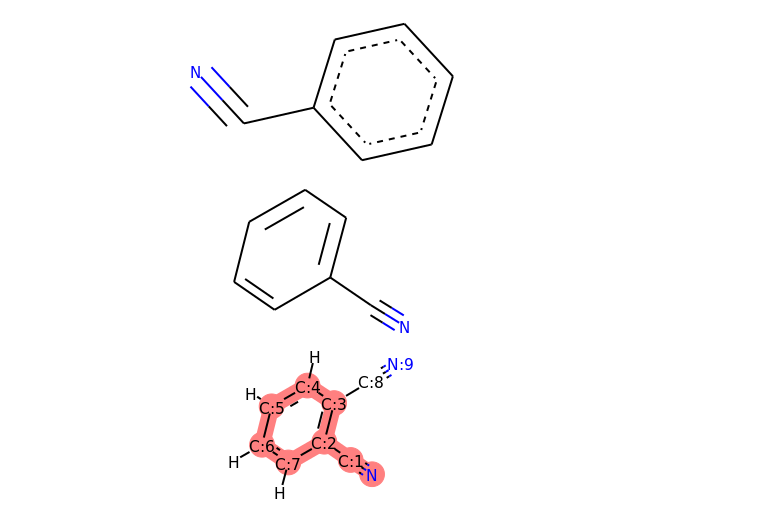
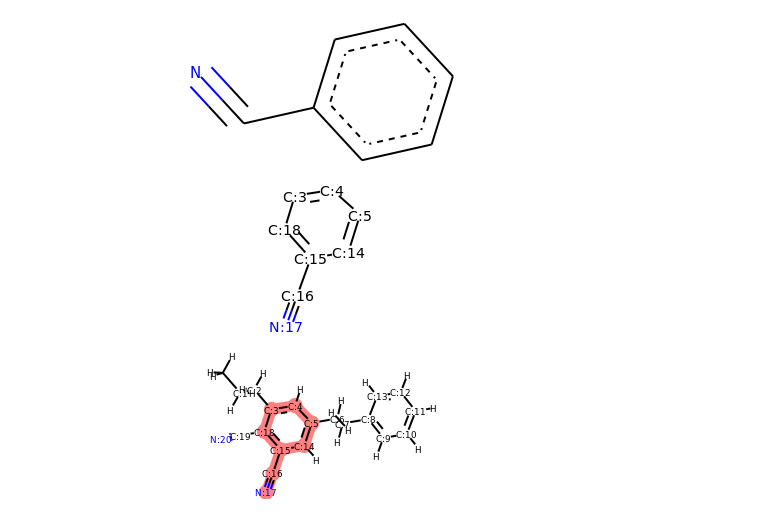
Before and after one commit to Waztom/xchem-notebooks, a Jupyter notebook: MultiConstrainEmbed.ipynb, the cells around one changed output. Drawn from its saved outputs; the diff is of its cells as text; code cells hidden in the pictures.

```diff
--- a/MultiConstrainEmbed.ipynb
+++ b/MultiConstrainEmbed.ipynb
@@ -130,6 +136,6 @@ def mol_with_atom_index(mol):
 # %%
 # Let's do some sanity checks
 # First let's see what the rdkit GetSubstructMatch vs GetSubstructMatches outputs?
-test_mol = Chem.MolFromSmiles("N#CC1=C(C=CC=C1)C#N")
+test_mol = Chem.MolFromSmiles("CCCC1=CC(CCC2=CC=CC=C2)=CC(C#N)=C1C#N")
 mol_with_atom_index(test_mol)
 # %% [output]
@@ -166,19 +175,19 @@ AllChem.EmbedMolecule(test_mol,randomSeed=0xf00d)
 0
 # %%
 # Let's get a core that passes MCS between frag and above multi test mol
-mcs = rdFMCS.FindMCS([frag_mol, test_mol], completeRingsOnly=True, matchValences=True)
+mcs = rdFMCS.FindMCS([test_frag, test_mol], completeRingsOnly=True, matchValences=True)
 patt = Chem.MolFromSmarts(mcs.smartsString,mergeHs=True)
 patt
 # %% [output]
 [figure]
 # %%
 # Let's sort out the core
-replaced = AllChem.ReplaceSidechains(frag_mol, patt)
+replaced = AllChem.ReplaceSidechains(test_mol, patt)
 core = AllChem.DeleteSubstructs(replaced, Chem.MolFromSmiles('*'))
 core.UpdatePropertyCache()
 core
 # %% [output]
-[figure, old version]
+[figure, new version]
 # %%
 # Lets' look at substructure output
 # First add H's to compound mol
@@ -188,7 +197,7 @@ test_molh = Chem.AddHs(test_mol)
 test_orig = AllChem.ConstrainedEmbed(test_molh, core)
 test_orig
 # %% [output]
-[figure, old version]
+[figure, new version]
 # %%
 # Let's test multi contrained function
 test_multi = MultiConstrainedEmbed(test_molh, core)
```
Also changed, not shown: parts of 12 cells of this notebook, 1 other file.
